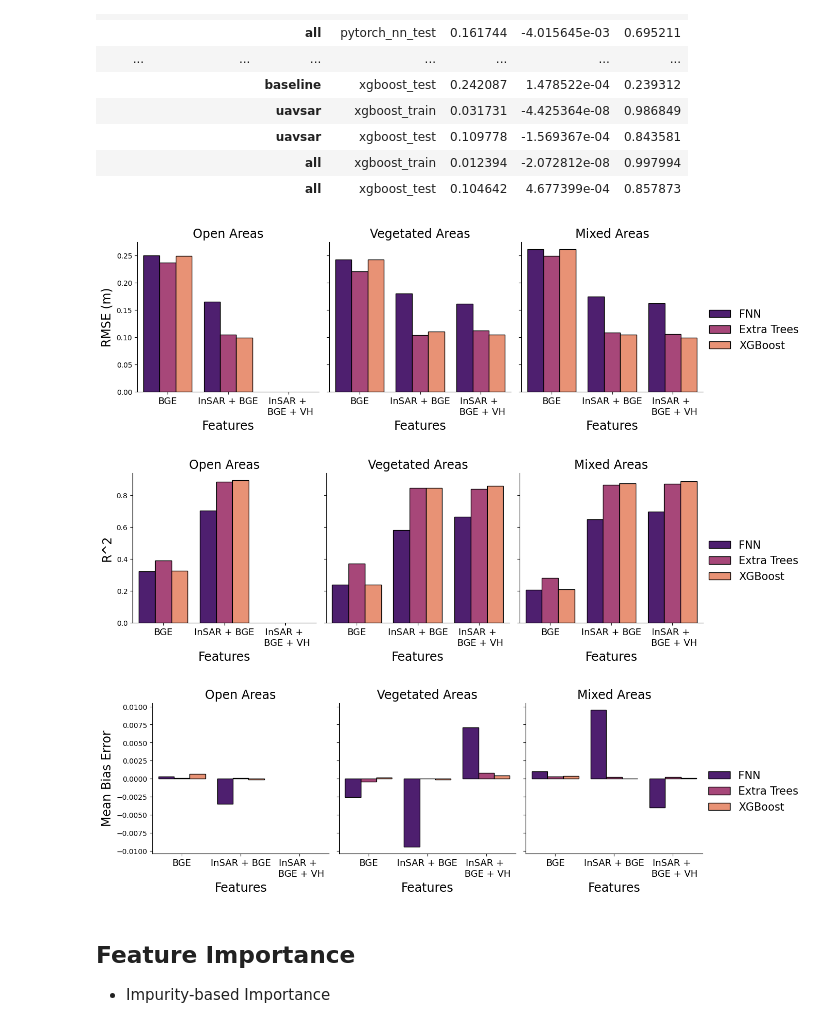
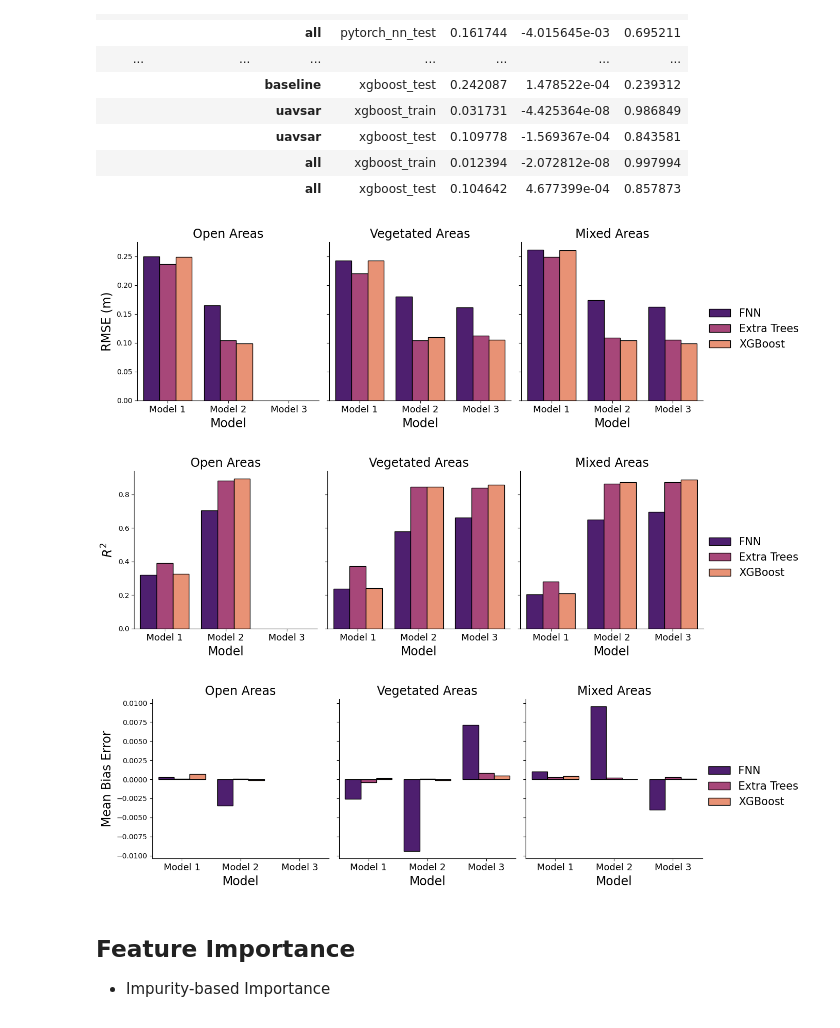
Before and after one commit to Ibrahim-Ola/uavsar-lidar-project, a Jupyter notebook: experiments/07_model_comparison.ipynb, the cells around one changed output. Drawn from its saved outputs; the diff is of its cells as text; code cells hidden in the pictures.

```diff
--- a/experiments/07_model_comparison.ipynb
+++ b/experiments/07_model_comparison.ipynb
@@ -82,9 +85,9 @@ testing_evals=testing_evals.replace({
     'FullDataset': 'Mixed Areas',
     'NNets': "FNN",
     'ExtraTrees': 'Extra Trees',
-    'all': 'InSAR + \n BGE + VH',
-    'baseline': 'BGE',
-    'uavsar': 'InSAR + BGE'
+    'all': 'Model 3',
+    'baseline': 'Model 1',
+    'uavsar': 'Model 2'
 })
 
 training_evals=training_evals.replace({
@@ -93,9 +96,9 @@ training_evals=training_evals.replace({
     'FullDataset': 'Mixed Areas',
     'NNets': "FNN",
     'ExtraTrees': 'Extra Trees',
-    'all': 'InSAR + \n BGE + VH',
-    'baseline': 'BGE',
-    'uavsar': 'InSAR + BGE'
+    'all': 'Model 3',
+    'baseline': 'Model 1',
+    'uavsar': 'Model 2'
 })
 
 testing_evals.round(4).to_csv("../results/testing_evaluation_comparison.csv")
@@ -103,23 +106,23 @@ training_evals.round(4).to_csv("../results/training_evaluation_comparison.csv")
 # %%
 g = sns.FacetGrid(testing_evals, col="Data", height=4, col_order=['Open Areas', 'Vegetated Areas', 'Mixed Areas'])
 g.map_dataframe(
     sns.barplot,
     x="Features",
     y="RMSE",
     hue="Model",
     palette="magma",
     edgecolor='black',
-   order=['BGE', 'InSAR + BGE', 'InSAR + \n BGE + VH']
+   order=['Model 1', 'Model 2', 'Model 3']
 )
-g.set_axis_labels("Features", "RMSE (m)", fontsize=17)
+g.set_axis_labels("Model", "RMSE (m)", fontsize=17)
 g.add_legend(fontsize=15)
 g.set_xticklabels(rotation=0, fontsize=13)
 g.set_titles(template= "{col_name}" ,size=17)
 
 plt.savefig('../plots/rmse_comparison.png', dpi=300)
 plt.show()
 # %% [output]
-[figure, old version]
+[figure, new version]
 # %%
 g = sns.FacetGrid(testing_evals, col="Data", height=4, col_order=['Open Areas', 'Vegetated Areas', 'Mixed Areas'])
 g.map_dataframe(
@@ -129,9 +132,9 @@ g.map_dataframe(
     hue="Model",
     palette="magma",
     edgecolor='black',
-    order=['BGE', 'InSAR + BGE', 'InSAR + \n BGE + VH']
+    order=['Model 1', 'Model 2', 'Model 3']
 )
-g.set_axis_labels("Features", "R^2", fontsize=17)
+g.set_axis_labels("Model", "$R^2$", fontsize=17)
 g.add_legend(fontsize=15)
 g.set_xticklabels(rotation=0, fontsize=13)
 g.set_titles(template= "{col_name}" ,size=17)
@@ -139,7 +142,7 @@ g.set_titles(template= "{col_name}" ,size=17)
 plt.savefig('../plots/r2_comparison.png', dpi=300)
 plt.show()
 # %% [output]
-[figure, old version]
+[figure, new version]
 # %%
 g = sns.FacetGrid(testing_evals, col="Data", height=4, col_order=['Open Areas', 'Vegetated Areas', 'Mixed Areas'])
 g.map_dataframe(
@@ -149,9 +152,9 @@ g.map_dataframe(
     hue="Model",
     palette="magma",
     edgecolor='black',
-    order=['BGE', 'InSAR + BGE', 'InSAR + \n BGE + VH']
+    order=['Model 1', 'Model 2', 'Model 3']
 )
-g.set_axis_labels("Features", "Mean Bias Error", fontsize=17)
+g.set_axis_labels("Model", "Mean Bias Error", fontsize=17)
 g.add_legend(fontsize=15)
 g.set_xticklabels(rotation=0, fontsize=13)
 g.set_titles(template= "{col_name}" ,size=17)
@@ -159,7 +162,7 @@ g.set_titles(template= "{col_name}" ,size=17)
 plt.savefig('../plots/mbe_comparison.png', dpi=300)
 plt.show()
 # %% [output]
-[figure, old version]
+[figure, new version]
 # %% [markdown]
 ## Feature Importance
 
```
Also changed, not shown: parts of 1 cell of this notebook.
